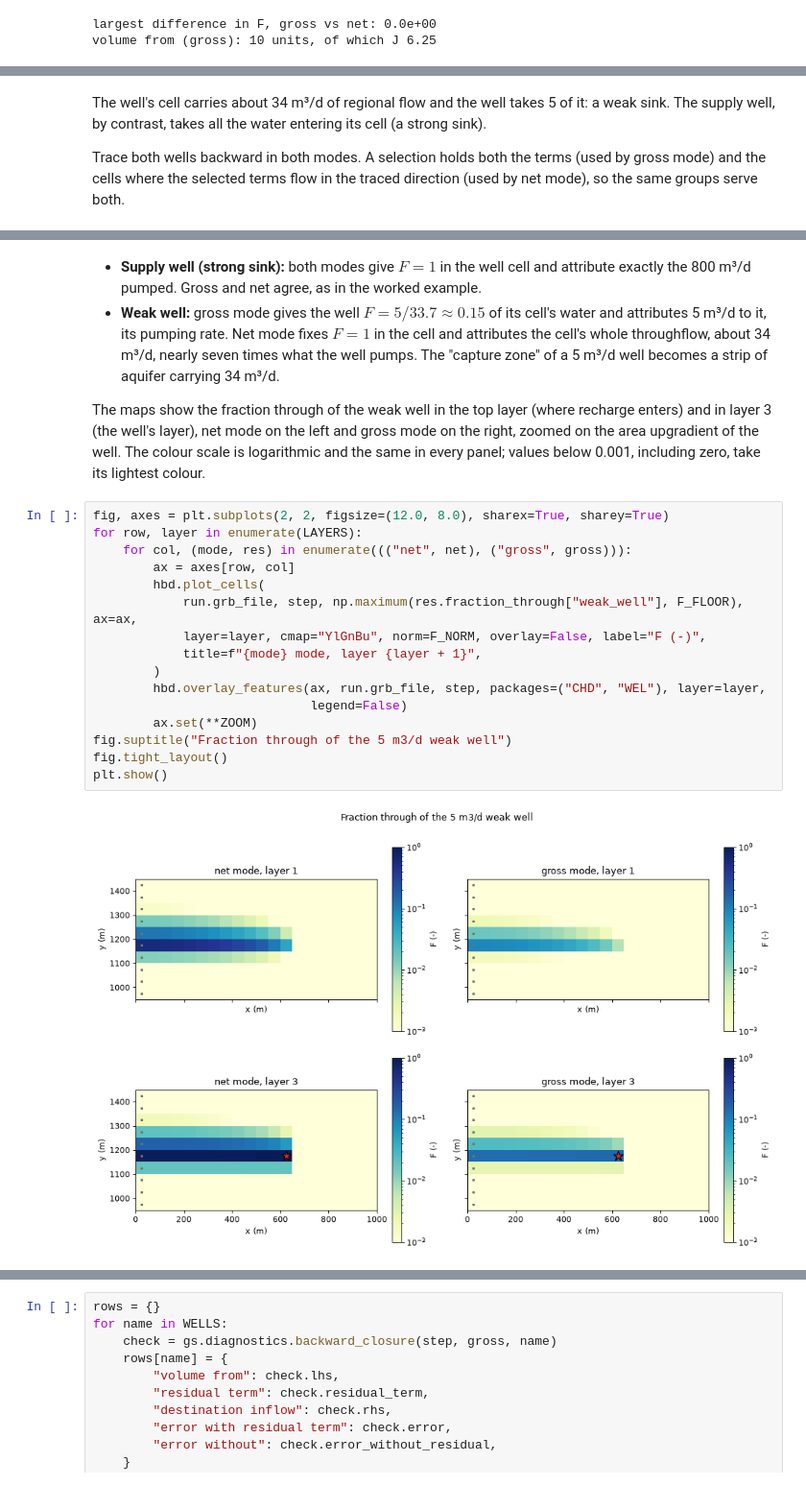
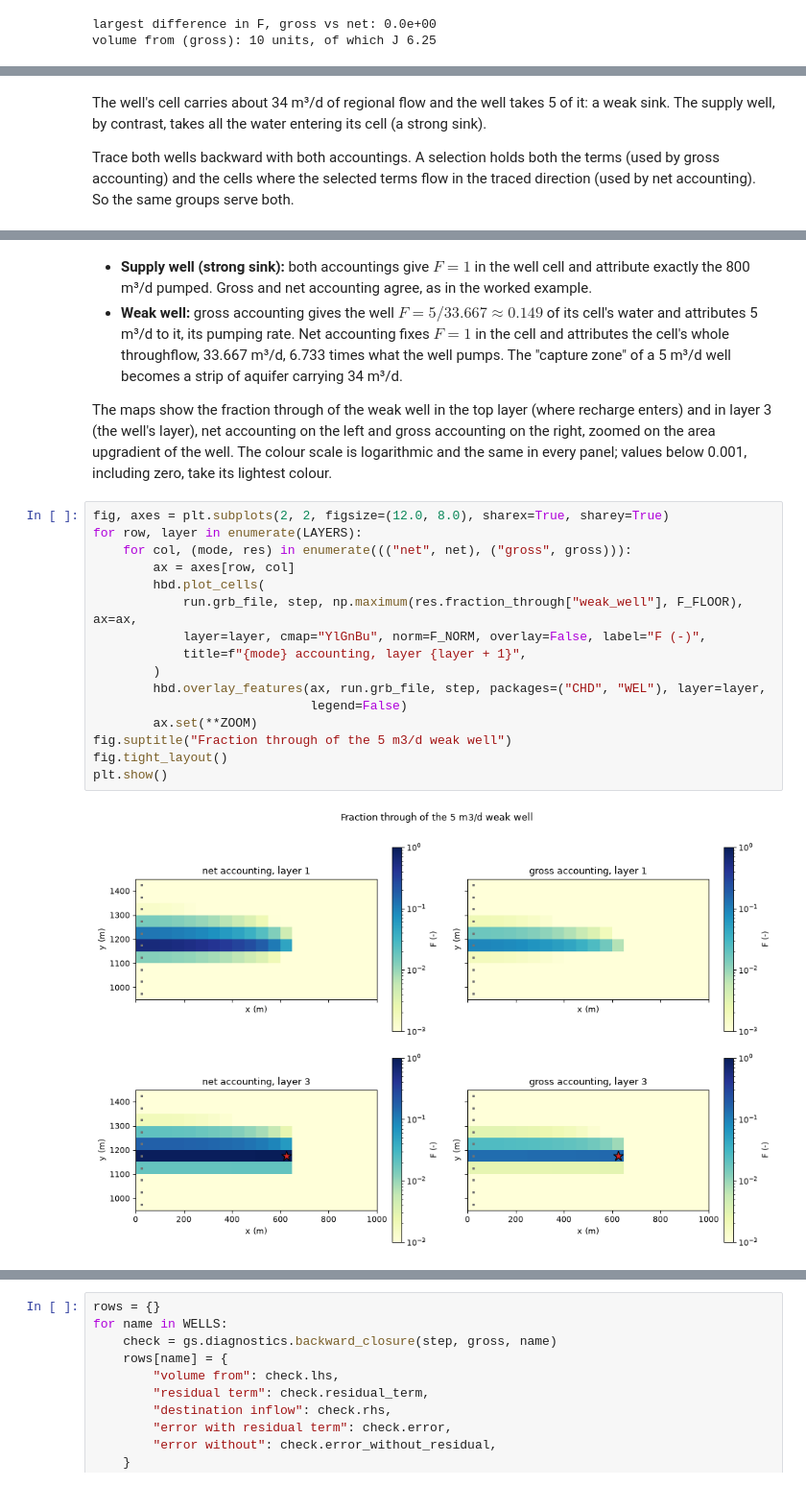
Before and after one commit to rhugman/gw-source, a Jupyter notebook: tutorials/02_accounting/02_accounting.ipynb, the cells around one changed output, grey strips where cells are left out. Shown at 96% size. Drawn from its saved outputs; the diff is of its cells as text.

Commit message:
Tutorial 02: rerun on the current net accounting, print the map claims, attribute net accounting to Foley and Black (2013), 1-based rows

```diff
--- a/tutorials/02_accounting/02_accounting.ipynb
+++ b/tutorials/02_accounting/02_accounting.ipynb
@@ -222,7 +227,7 @@ passed on to neighbouring cells:      28.67 m3/d
 # %% [markdown]
 The well's cell carries about 34 m³/d of regional flow and the well takes 5 of it: a weak sink. The supply well, by contrast, takes all the water entering its cell (a strong sink).
 
-Trace both wells backward in both modes. A selection holds both the terms (used by gross mode) and the cells where the selected terms flow in the traced direction (used by net mode), so the same groups serve both.
+Trace both wells backward with both accountings. A selection holds both the terms (used by gross accounting) and the cells where the selected terms flow in the traced direction (used by net accounting). So the same groups serve both.
 # %%
 wells = {name: gs.select(step, boundnames=[name]) for name in WELLS}
 gross = gs.backward(step, wells, GROSS)
@@ -249,25 +254,25 @@ display(comparison.round(3))
 | supply_well | 800.0 | 800.000 | 1.000 | 1.0 | 800.0 | ... |
 | weak_well | 5.0 | 33.667 | 0.149 | 1.0 | 5.0 | ... |
 # %% [markdown]
-- **Supply well (strong sink):** both modes give $F = 1$ in the well cell and attribute exactly the 800 m³/d pumped. Gross and net agree, as in the worked example.
-- **Weak well:** gross mode gives the well $F = 5/33.7 \approx 0.15$ of its cell's water and attributes 5 m³/d to it, its pumping rate. Net mode fixes $F = 1$ in the cell and attributes the cell's whole throughflow, about 34 m³/d, nearly seven times what the well pumps. The "capture zone" of a 5 m³/d well becomes a strip of aquifer carrying 34 m³/d.
+- **Supply well (strong sink):** both accountings give $F = 1$ in the well cell and attribute exactly the 800 m³/d pumped. Gross and net accounting agree, as in the worked example.
+- **Weak well:** gross accounting gives the well $F = 5/33.667 \approx 0.149$ of its cell's water and attributes 5 m³/d to it, its pumping rate. Net accounting fixes $F = 1$ in the cell and attributes the cell's whole throughflow, 33.667 m³/d, 6.733 times what the well pumps. The "capture zone" of a 5 m³/d well becomes a strip of aquifer carrying 34 m³/d.
 
-The maps show the fraction through of the weak well in the top layer (where recharge enters) and in layer 3 (the well's layer), net mode on the left and gross mode on the right, zoomed on the area upgradient of the well. The colour scale is logarithmic and the same in every panel; values below 0.001, including zero, take its lightest colour.
+The maps show the fraction through of the weak well in the top layer (where recharge enters) and in layer 3 (the well's layer), net accounting on the left and gross accounting on the right, zoomed on the area upgradient of the well. The colour scale is logarithmic and the same in every panel; values below 0.001, including zero, take its lightest colour.
 # %%
 fig, axes = plt.subplots(2, 2, figsize=(12.0, 8.0), sharex=True, sharey=True)
 for row, layer in enumerate(LAYERS):
     for col, (mode, res) in enumerate((("net", net), ("gross", gross))):
         ax = axes[row, col]
         hbd.plot_cells(
             run.grb_file, step, np.maximum(res.fraction_through["weak_well"], F_FLOOR), ax=ax,
             layer=layer, cmap="YlGnBu", norm=F_NORM, overlay=False, label="F (-)",
-            title=f"{mode} mode, layer {layer + 1}",
+            title=f"{mode} accounting, layer {layer + 1}",
         )
         hbd.overlay_features(ax, run.grb_file, step, packages=("CHD", "WEL"), layer=layer,
                              legend=False)
         ax.set(**ZOOM)
 fig.suptitle("Fraction through of the 5 m3/d weak well")
 fig.tight_layout()
 plt.show()
 # %% [output]
-[figure, old version]
+[figure, new version]
```
Also changed, not shown: parts of 20 cells of this notebook.
